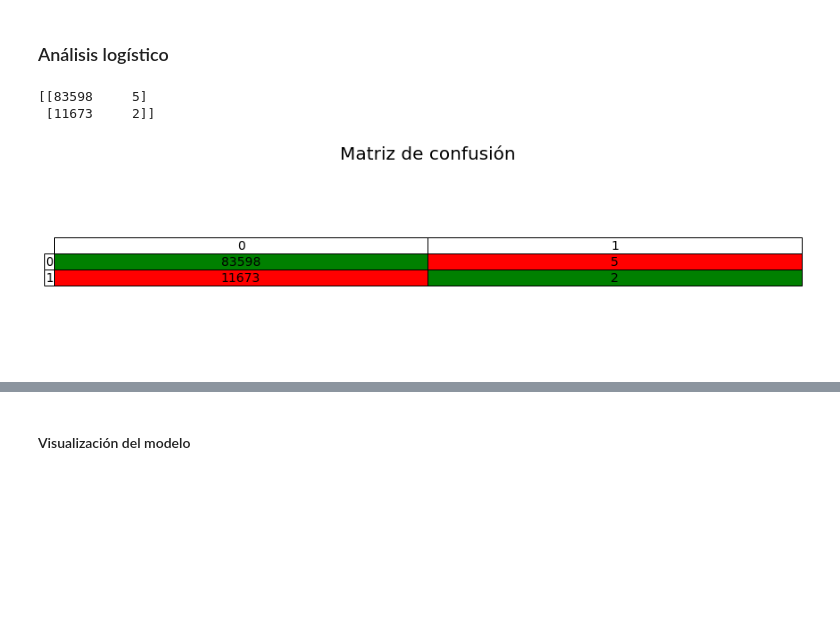
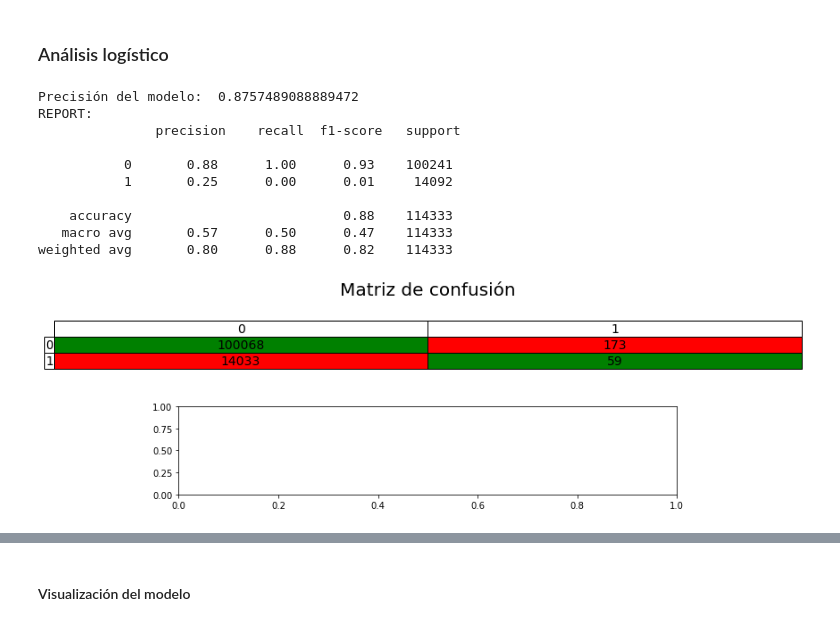
Before and after one commit to GZabalaG/AIMaster, a Jupyter notebook: Datasets_Analysis/car_insurance.ipynb, the cells around one changed output, grey strips where cells are left out. Saved outputs shown, nothing was run; the diff lists cells and outputs as text; code cells hidden in the pictures; blank space fills up the shorter version.

Commit message:
car insurance log regr model previsualization semi completed

```diff
--- a/Datasets_Analysis/car_insurance.ipynb
+++ b/Datasets_Analysis/car_insurance.ipynb
@@ -34,12 +34,13 @@ from sklearn.preprocessing import StandardScaler, LabelEncoder
 from sklearn.compose import ColumnTransformer
 from sklearn.linear_model import LogisticRegression
 from sklearn.model_selection import train_test_split
-from sklearn.metrics import confusion_matrix, accuracy_score
+from sklearn.metrics import confusion_matrix, accuracy_score, classification_report
+
 
 train = pd.read_csv('../res/train.csv')
 x = train.iloc[:, 1:-1] # Training Dataset without dependient variable and index (pandas index = dataset index - 1)
 y = train.iloc[:, -1] # Training Dependient variable
 
-x_train, x_test, y_train, y_test = train_test_split(x, y, test_size = 0.25, random_state = 0)
+x_train, x_test, y_train, y_test = train_test_split(x, y, test_size = 0.3, random_state = 0)
 
 test_final = pd.read_csv('../res/test_final.csv').iloc[:, 1:] # Test Dataset variable and index (pandas index = dataset index - 1)
@@ -85,7 +145,7 @@ Estandarizamos los valores continuos para no confudir los futuros análisis
 # %%
 # Continous variables standarization
 sc = StandardScaler()
-x_train.iloc[:, :6] = sc.fit_transform(x_train.iloc[:, :6])
-x_test.iloc[:, :6] = sc.fit_transform(x_test.iloc[:, :6])
+x_train.iloc[:, :3] = sc.fit_transform(x_train.iloc[:, :3])
+x_test.iloc[:, :3] = sc.fit_transform(x_test.iloc[:, :3])
 display(x_train)
 # %% [output]
@@ -112,40 +172,44 @@ logmodel.fit(x_train,y_train)
 predictions = logmodel.predict(x_test)
 # %%
-cm = confusion_matrix(y_test, y_pred)
+cm = confusion_matrix(y_test, predictions)
+acsc = accuracy_score(predictions, y_test)
 
-print(cm)
+print('Precisión del modelo: ', acsc)
+print('REPORT:\n', classification_report(y_test, predictions))
 
-score = logmodel.score(x_test, y_test)
+fig, ax =plt.subplots(2, 1, figsize=(10,4))
+
+labels =['0', '1']
+ax[0].axis('tight')
+ax[0].axis('off')
+colors = [['g', 'r'],[ 'r', 'g']]
+
+conf_matrix_table = ax[0].table(   cellText = cm,
+                                    colLabels = labels,
+                                    rowLabels = labels,
+                                    loc = 'center',
+                                    cellColours = colors,
+                                    cellLoc = 'center')
 
 
-accuracy_score(y_pred, y_test)
-
-#plt.figure(figsize=(9,9))
-#sns.heatmap(cm, annot=True, fmt=".2f", linewidths=.5, square = True, cmap = ListedColormap(['red', 'green']));
-
-fig, ax =plt.subplots(1, 1, figsize=(10,4))
-
-
-labels =['0', '1']
-ax.axis('tight')
-ax.axis('off')
-colors = [['g', 'r'],[ 'r', 'g']]
-
-conf_matrix_table = ax.table(   cellText = cm,
-                                colLabels = column_labels,
-                                rowLabels = column_labels,
-                                loc = 'center',
-                                cellColours = colors,
-                                cellLoc = 'center')
-
-
-ax.set_title("Matriz de confusión", fontsize = 20)
+ax[0].set_title('Matriz de confusión', fontsize = 20)
 conf_matrix_table.auto_set_font_size(False)
 conf_matrix_table.set_fontsize(8)
 conf_matrix_table.set_fontsize(14)
 conf_matrix_table.scale(1.5, 1.5)
-plt.show()
+
+#sns.scatterplot(data=x_test, y='Region_Code', ax=ax[1])
+
+#plt.show()
 # %% [output]
-[[83598     5]
- [11673     2]]
+Precisión del modelo:  0.8757489088889472
+REPORT:
+               precision    recall  f1-score   support
+
+           0       0.88      1.00      0.93    100241
+           1       0.25      0.00      0.01     14092
+
+    accuracy                           0.88    114333
+   macro avg       0.57      0.50      0.47    114333
+weighted avg       0.80      0.88      0.82    114333
-[figure, old version]
+[figure, new version]
```
Also changed, not shown: parts of 6 cells of this notebook.
